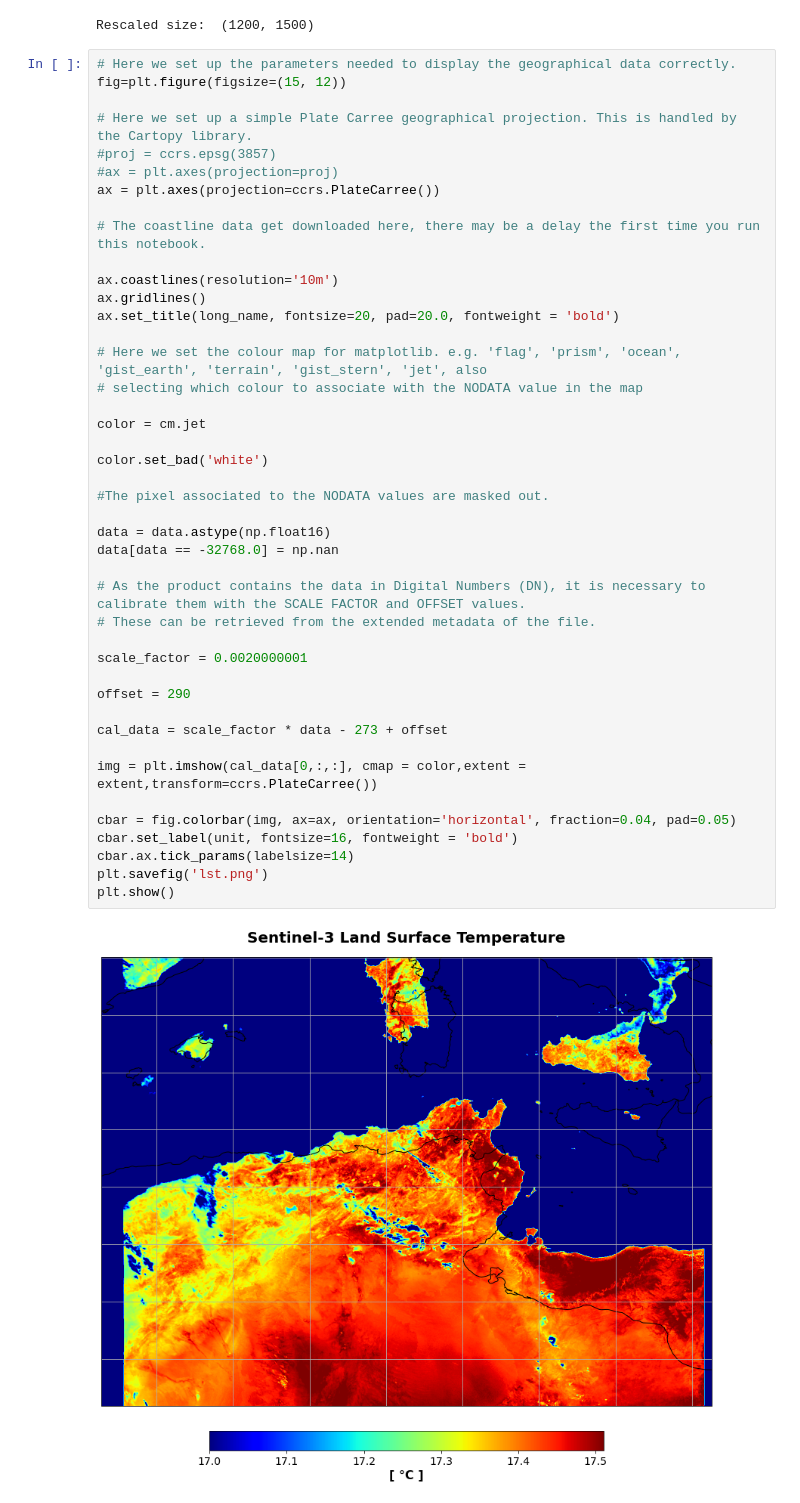
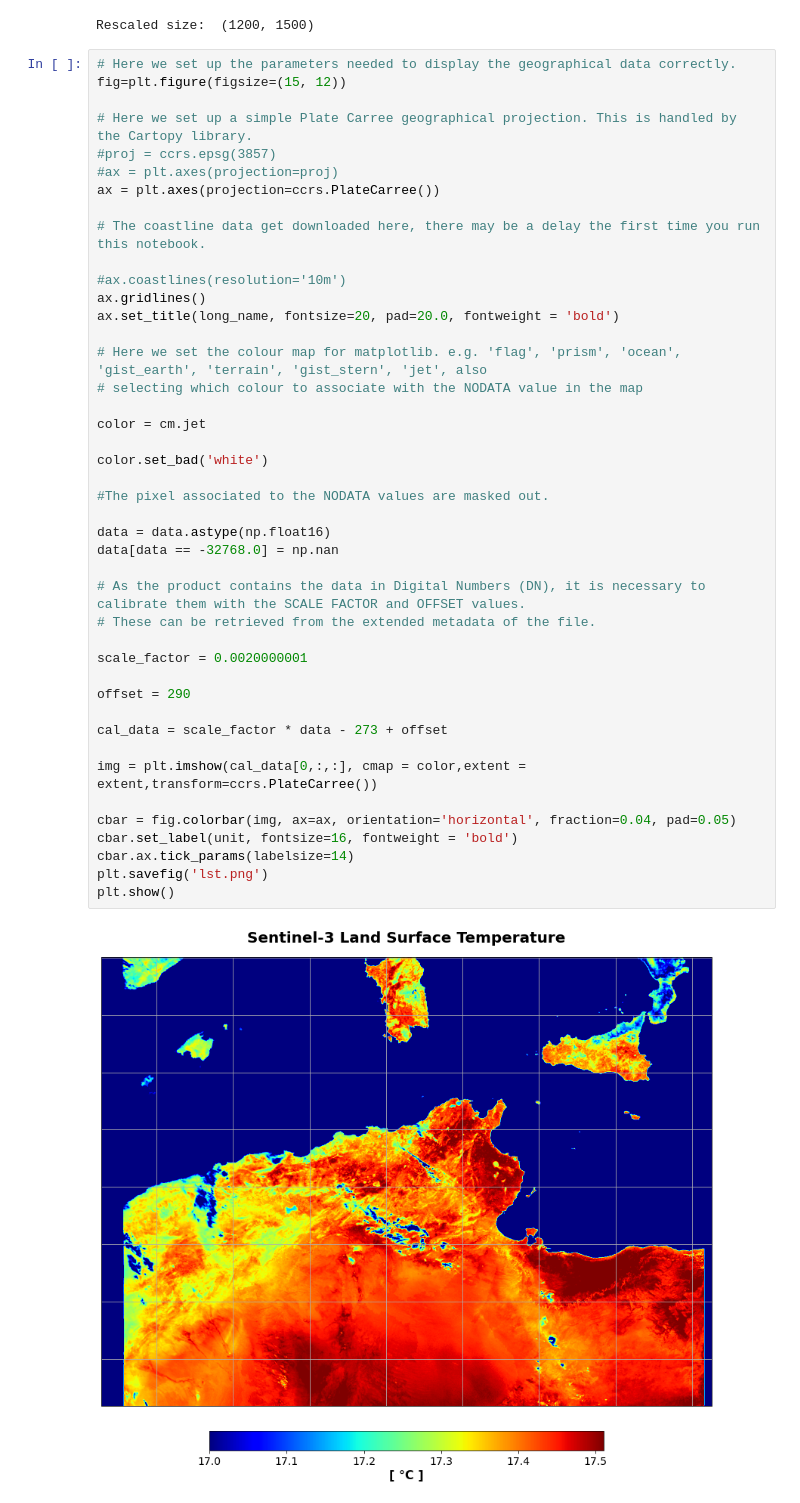
Before and after one commit to MassimoDarmaninC10229/MassThesis, a Jupyter notebook: src/Visualizing_Sentinel3.ipynb, the cells around one changed output. Cells and saved outputs as stored; diff of their text form.

```diff
--- a/src/Visualizing_Sentinel3.ipynb
+++ b/src/Visualizing_Sentinel3.ipynb
@@ -69,40 +69,40 @@ ax = plt.axes(projection=ccrs.PlateCarree())
 
 # The coastline data get downloaded here, there may be a delay the first time you run this notebook.
 
-ax.coastlines(resolution='10m')
+#ax.coastlines(resolution='10m')
 ax.gridlines()
 ax.set_title(long_name, fontsize=20, pad=20.0, fontweight = 'bold')
 
 # Here we set the colour map for matplotlib. e.g. 'flag', 'prism', 'ocean', 'gist_earth', 'terrain', 'gist_stern', 'jet', also
 # selecting which colour to associate with the NODATA value in the map
 
 color = cm.jet
 
 color.set_bad('white')
 
 #The pixel associated to the NODATA values are masked out.
 
 data = data.astype(np.float16)
 data[data == -32768.0] = np.nan
 
 # As the product contains the data in Digital Numbers (DN), it is necessary to calibrate them with the SCALE FACTOR and OFFSET values.
 # These can be retrieved from the extended metadata of the file.
 
 scale_factor = 0.0020000001
 
 offset = 290
 
 cal_data = scale_factor * data - 273 + offset
 
 img = plt.imshow(cal_data[0,:,:], cmap = color,extent = extent,transform=ccrs.PlateCarree())
 
 cbar = fig.colorbar(img, ax=ax, orientation='horizontal', fraction=0.04, pad=0.05)
 cbar.set_label(unit, fontsize=16, fontweight = 'bold')
 cbar.ax.tick_params(labelsize=14)
 plt.savefig('lst.png')
 plt.show()
 # %% [output]
-[figure, old version]
+[figure, new version]
 # %%
 plt.figure(figsize=(2, 3))
 ax = plt.axes(projection=ccrs.OSNI())
```
Also changed, not shown: parts of 1 cell of this notebook, 1 other file.
